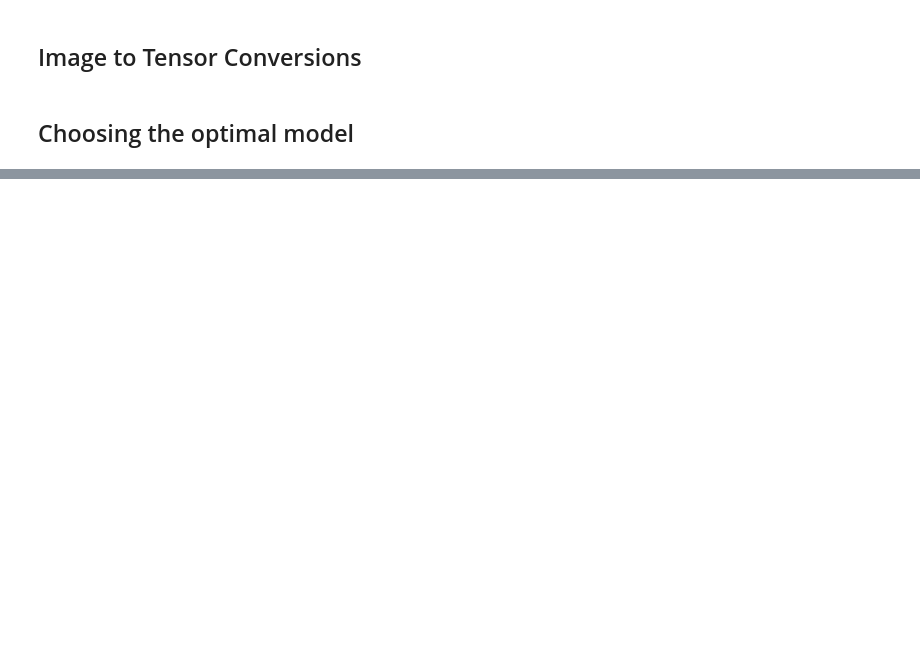
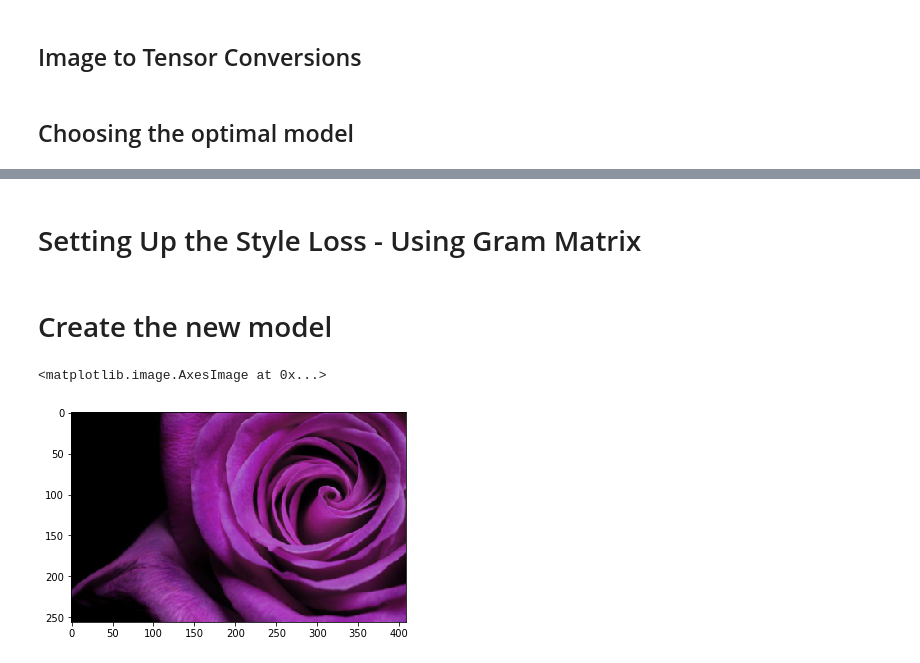
Before and after one commit to psambit9791/ArtWithinAI, a Jupyter notebook: II - Style Transfer.ipynb, the cells around one changed output, grey strips where cells are left out. Cells and saved outputs as stored; diff of their text form; code cells hidden in the pictures; blank space fills up the shorter version.

```diff
--- a/II - Style Transfer.ipynb
+++ b/II - Style Transfer.ipynb
@@ -19,9 +20,13 @@ imsize = 256
 
 def image_to_tensor(file_path):
     image = Image.open(file_path)
-    ten_image = transforms.Compose([transforms.Resize(imsize), transforms.ToTensor()])(image)
+    ten_image = transforms.Compose([transforms.Resize(imsize), transforms.ToTensor()])(image).to(device)
     ten_image.unsqueeze_(0) # adds batch size = 1
     return ten_image
+
+def tensor_to_image(tensor):
+    img = transforms.ToPILImage()(tensor.clone().cpu().squeeze(0))
+    return img
 # %%
 set_folder = "Set1"
 
@@ -57,0 +67,2 @@ Sequential(
+# %% [markdown]
+# Setting Up the Style Loss - Using Gram Matrix
@@ -57,0 +84,2 @@ Sequential(
+# %% [markdown]
+# Create the new model
@@ -57,0 +136,14 @@ Sequential(
+# %%
+use_content = True
+
+if use_content is True:
+    # For using the content image
+    input_img = tensor_to_image(content)
+else:
+    # For using random noise as input
+    input_img = tensor_to_image(torch.randn(content.data.size(), device=device))
+
+plt.imshow(input_img)
+# %% [output]
+<matplotlib.image.AxesImage at 0x...>
+[figure, added]
```
Also changed, not shown: parts of 10 cells of this notebook.
